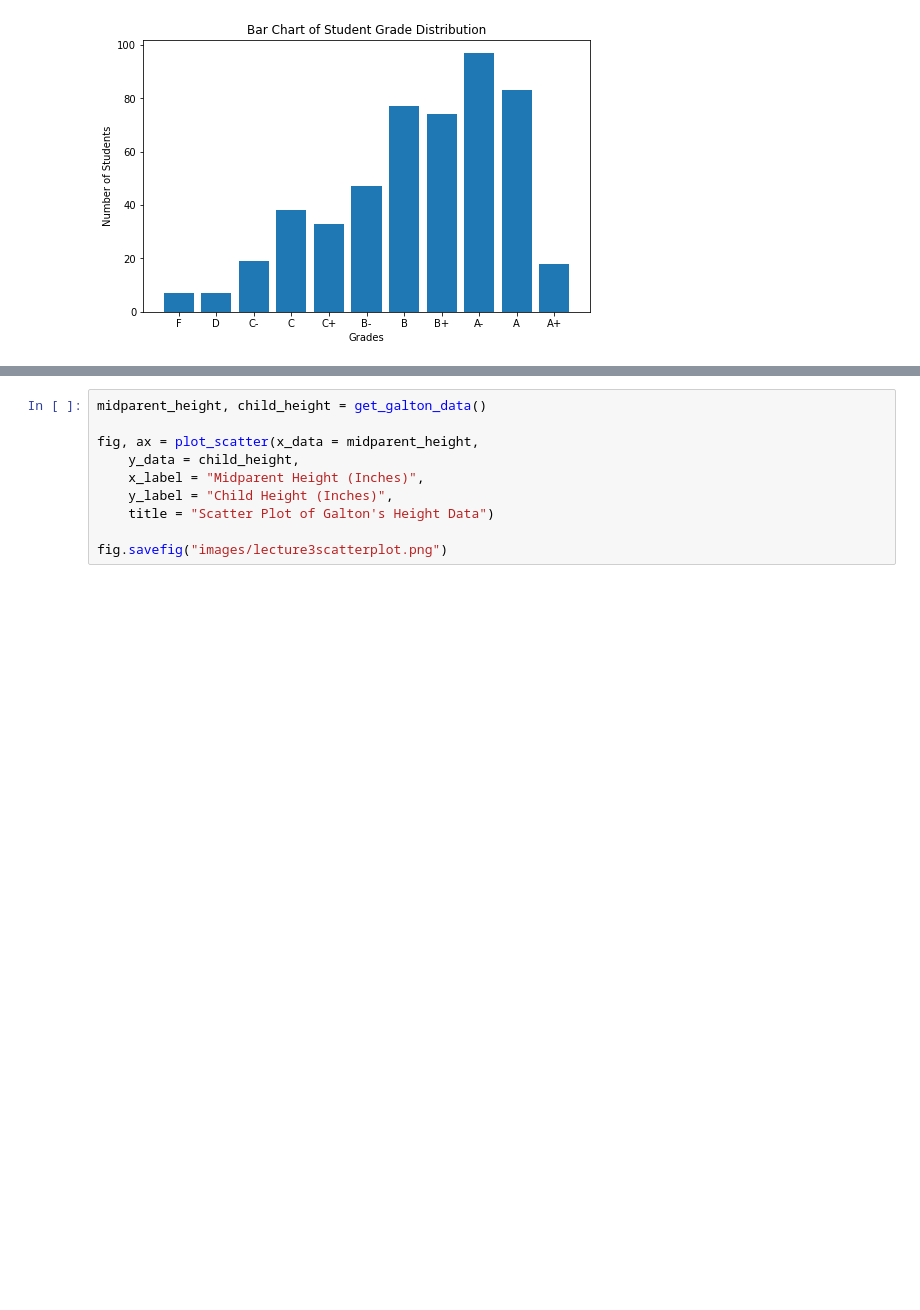
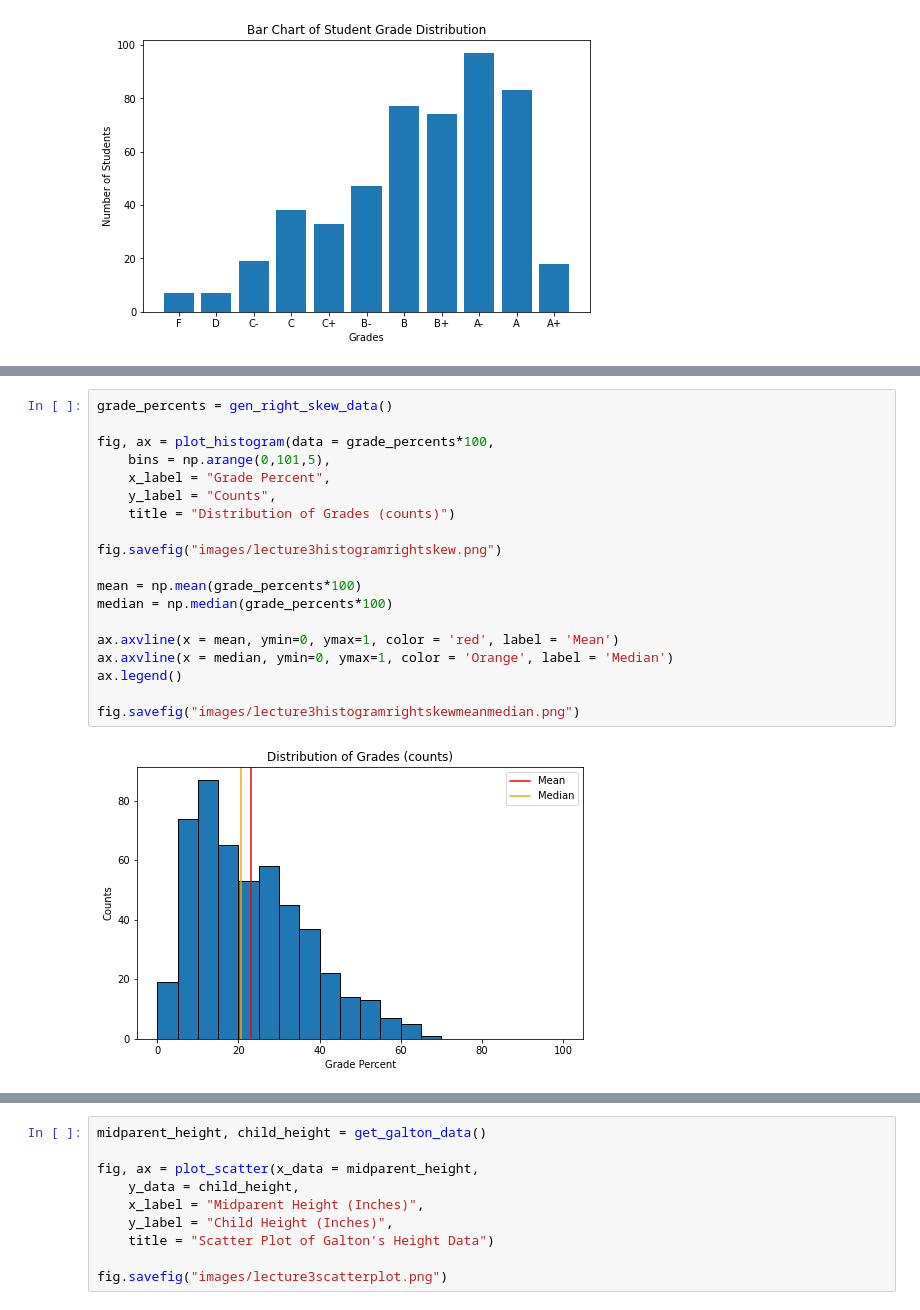
Before and after one commit to dnnyw/intro-to-ds-resources, a Jupyter notebook: visualizations.ipynb, the cells around one changed output, grey strips where cells are left out. Saved outputs shown, nothing was run; the diff lists cells and outputs as text; blank space fills up the shorter version.

```diff
--- a/visualizations.ipynb
+++ b/visualizations.ipynb
@@ -34,0 +71,21 @@ fig.savefig("images/lecture3histogram.png")
+# %%
+grade_percents = gen_right_skew_data()
+
+fig, ax = plot_histogram(data = grade_percents*100,
+    bins = np.arange(0,101,5),
+    x_label = "Grade Percent",
+    y_label = "Counts",
+    title = "Distribution of Grades (counts)")
+
+fig.savefig("images/lecture3histogramrightskew.png")
+
+mean = np.mean(grade_percents*100)
+median = np.median(grade_percents*100)
+
+ax.axvline(x = mean, ymin=0, ymax=1, color = 'red', label = 'Mean')
+ax.axvline(x = median, ymin=0, ymax=1, color = 'Orange', label = 'Median')
+ax.legend()
+
+fig.savefig("images/lecture3histogramrightskewmeanmedian.png")
+# %% [output]
+[figure, added]
```
Also changed, not shown: parts of 15 cells of this notebook, 17 other files.
